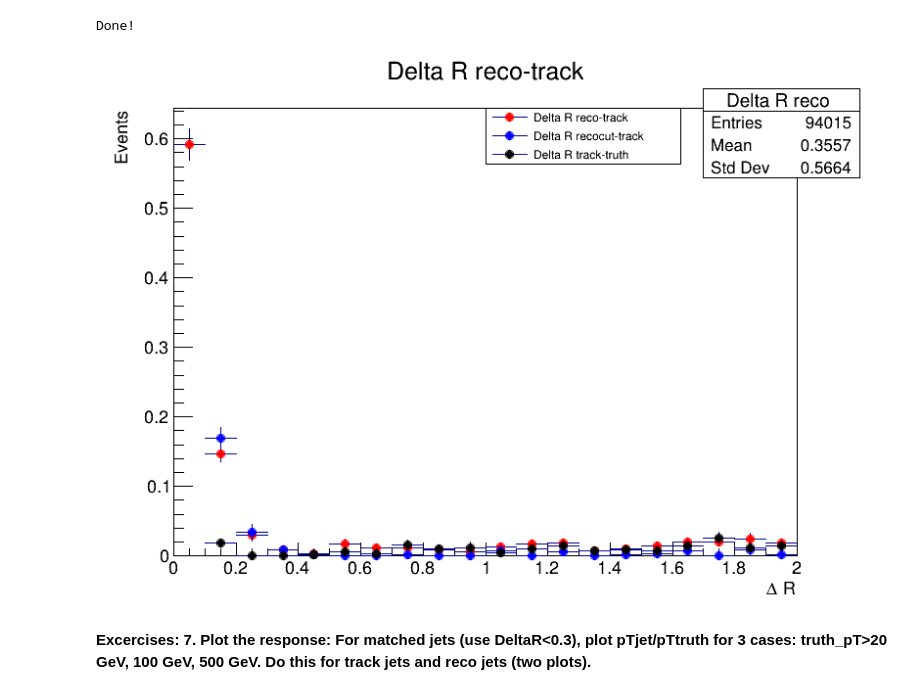
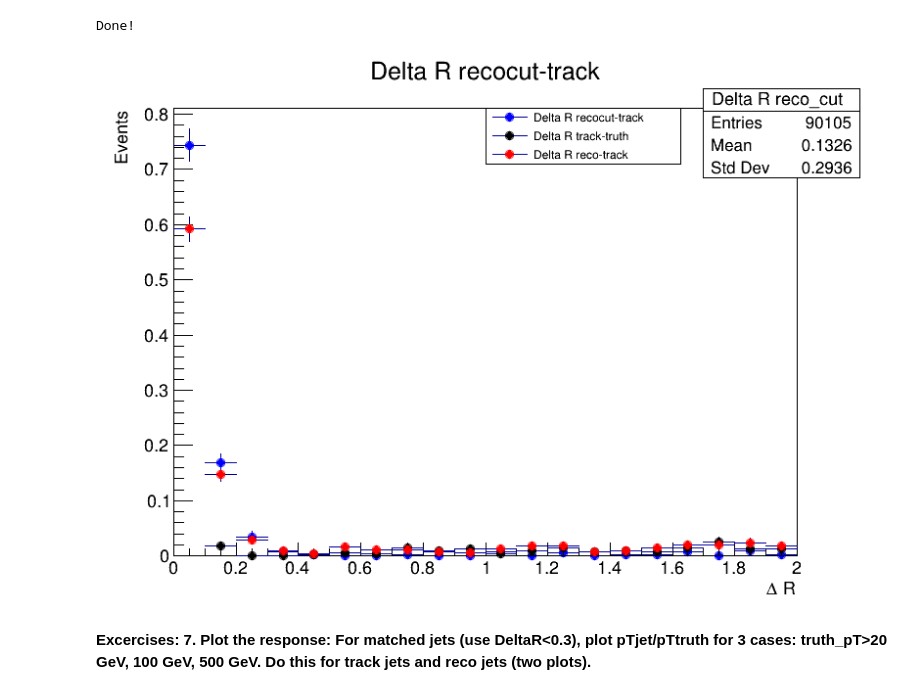
Before and after one commit to jummorenope/Temas-avanzados-en-f-sica-de-particulas, a Jupyter notebook: Jets/Jets_cpp.ipynb, the cells around one changed output. Cells and saved outputs as stored; diff of their text form; code cells hidden in the pictures.

```diff
--- a/Jets/Jets_cpp.ipynb
+++ b/Jets/Jets_cpp.ipynb
@@ -523,22 +520,22 @@ std::cout << "Done!" << std::endl;
 # %% [output]
 Done!
 # %%
-hist_DR_reco_track->Scale(1/hist_DR_reco_track->Integral());
-hist_DR_reco_track->SetMarkerStyle(20);
-hist_DR_reco_track->SetMarkerColor(kRed);
-hist_DR_reco_track->DrawNormalized("");
 hist_DR_recocut_track->Scale(1/hist_DR_recocut_track->Integral());
 hist_DR_recocut_track->SetMarkerStyle(20);
 hist_DR_recocut_track->SetMarkerColor(kBlue);
-hist_DR_recocut_track->DrawNormalized("SAME");
+hist_DR_recocut_track->DrawNormalized("");
 hist_DR_track_truth->Scale(1/hist_DR_track_truth->Integral());
 hist_DR_track_truth->SetMarkerStyle(20);
 hist_DR_track_truth->SetMarkerColor(kBlack);
 hist_DR_track_truth->DrawNormalized("SAME");
+hist_DR_reco_track->Scale(1/hist_DR_reco_track->Integral());
+hist_DR_reco_track->SetMarkerStyle(20);
+hist_DR_reco_track->SetMarkerColor(kRed);
+hist_DR_reco_track->DrawNormalized("SAME");
 canvas4->BuildLegend(0.75,0.8,0.5,0.9);
 canvas4->Draw();
 # %% [output]
-[figure, old version]
+[figure, new version]
 # %% [markdown]
 <b>Excercises:
 7. Plot the response: For matched jets (use DeltaR<0.3), plot pTjet/pTtruth for 3 cases: truth_pT>20 GeV, 100 GeV, 500 GeV. Do this for track jets and reco jets (two plots).
```
Also changed, not shown: parts of 8 cells of this notebook, 1 other file.
